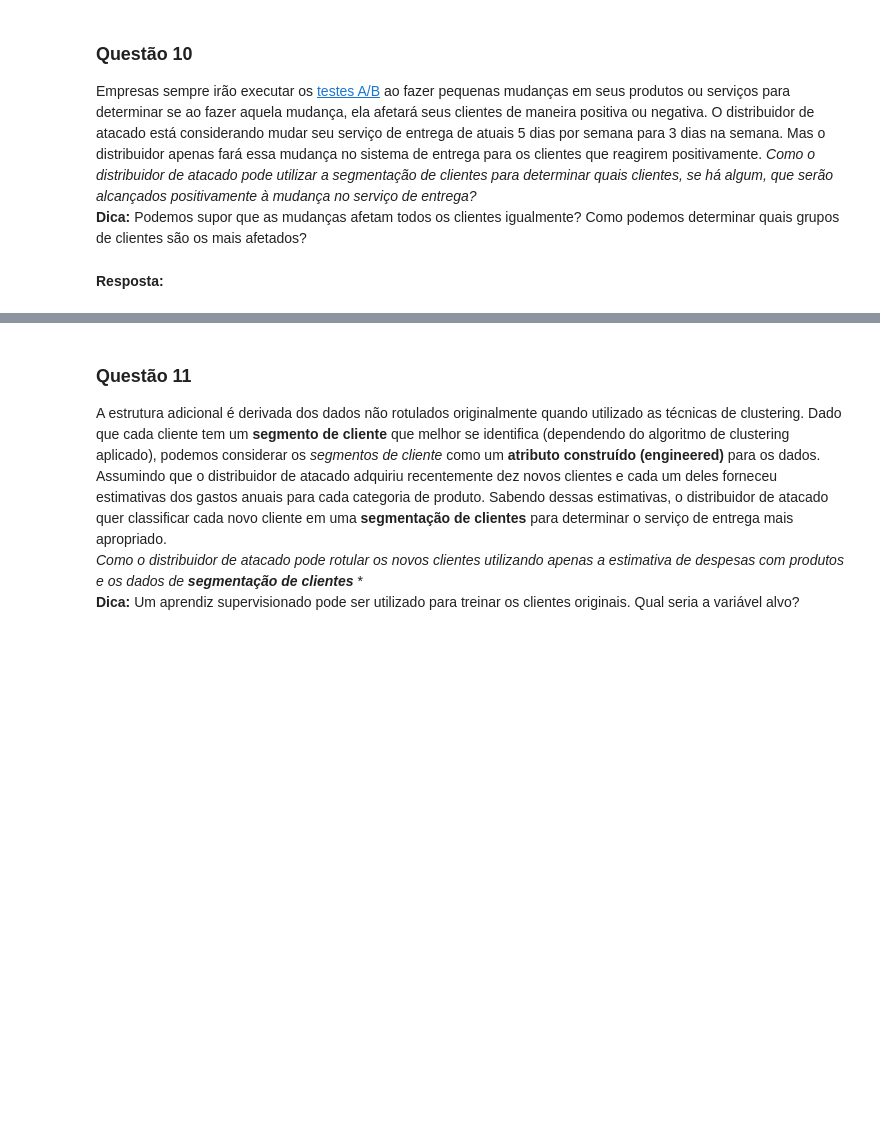
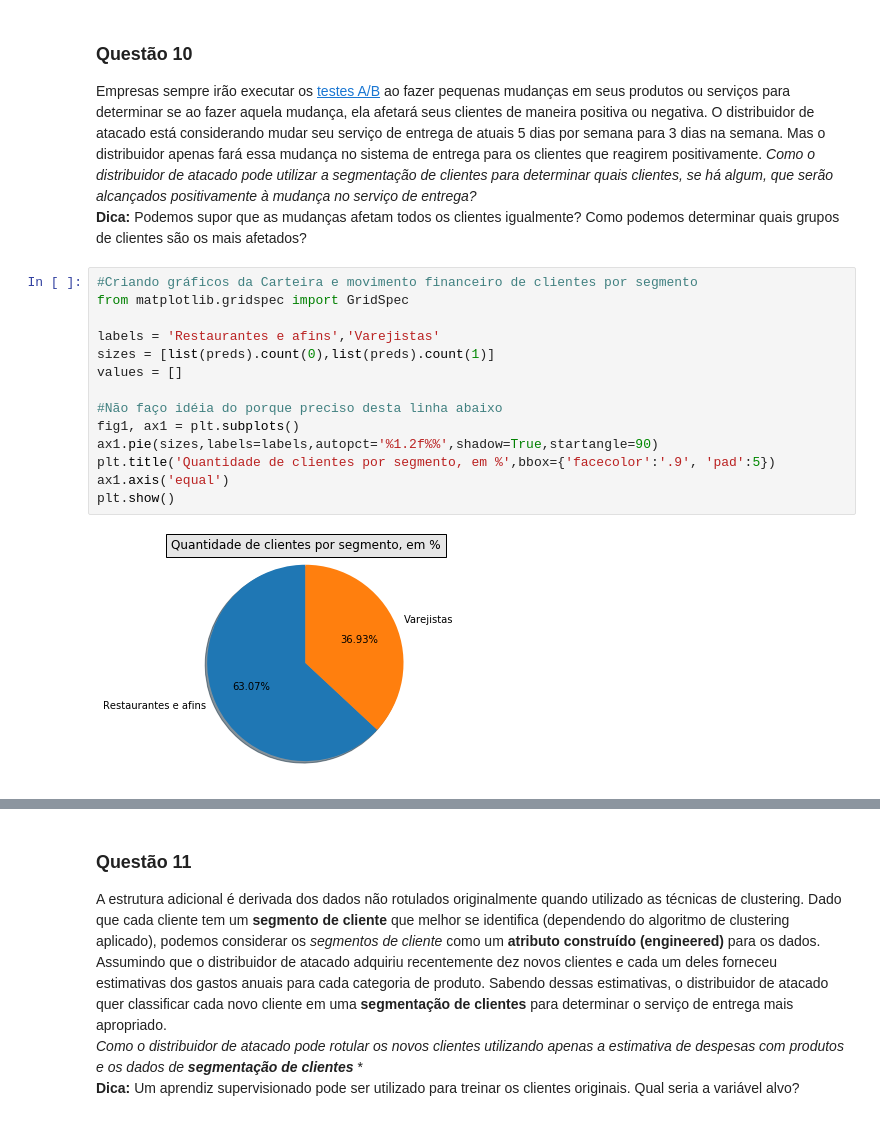
Before and after one commit to kevinszczpanski/Machine-Learning-NanoDegree, a Jupyter notebook: customer_segments/customer_segments_PT.ipynb, the cells around one changed output, grey strips where cells are left out. Cells and saved outputs as stored; diff of their text form; blank space fills up the shorter version.

```diff
--- a/customer_segments/customer_segments_PT.ipynb
+++ b/customer_segments/customer_segments_PT.ipynb
@@ -637,5 +625,19 @@ Nesta seção final, você irá investigar maneiras de fazer uso dos dados que e
 ### Questão 10
 Empresas sempre irão executar os [testes A/B](https://en.wikipedia.org/wiki/A/B_testing) ao fazer pequenas mudanças em seus produtos ou serviços para determinar se ao fazer aquela mudança, ela afetará seus clientes de maneira positiva ou negativa. O distribuidor de atacado está considerando mudar seu serviço de entrega de atuais 5 dias por semana para 3 dias na semana. Mas o distribuidor apenas fará essa mudança no sistema de entrega para os clientes que reagirem positivamente. *Como o distribuidor de atacado pode utilizar a segmentação de clientes para determinar quais clientes, se há algum, que serão alcançados positivamente à mudança no serviço de entrega?*
 **Dica:** Podemos supor que as mudanças afetam todos os clientes igualmente? Como podemos determinar quais grupos de clientes são os mais afetados?
-# %% [markdown]
-**Resposta:**
+# %%
+#Criando gráficos da Carteira e movimento financeiro de clientes por segmento
+from matplotlib.gridspec import GridSpec
+
+labels = 'Restaurantes e afins','Varejistas'
+sizes = [list(preds).count(0),list(preds).count(1)]
+values = []
+
+#Não faço idéia do porque preciso desta linha abaixo
+fig1, ax1 = plt.subplots()
+ax1.pie(sizes,labels=labels,autopct='%1.2f%%',shadow=True,startangle=90)
+plt.title('Quantidade de clientes por segmento, em %',bbox={'facecolor':'.9', 'pad':5})
+ax1.axis('equal')
+plt.show()
+# %% [output]
+[figure, added]
```
Also changed, not shown: parts of 10 cells of this notebook, 1 other file.
